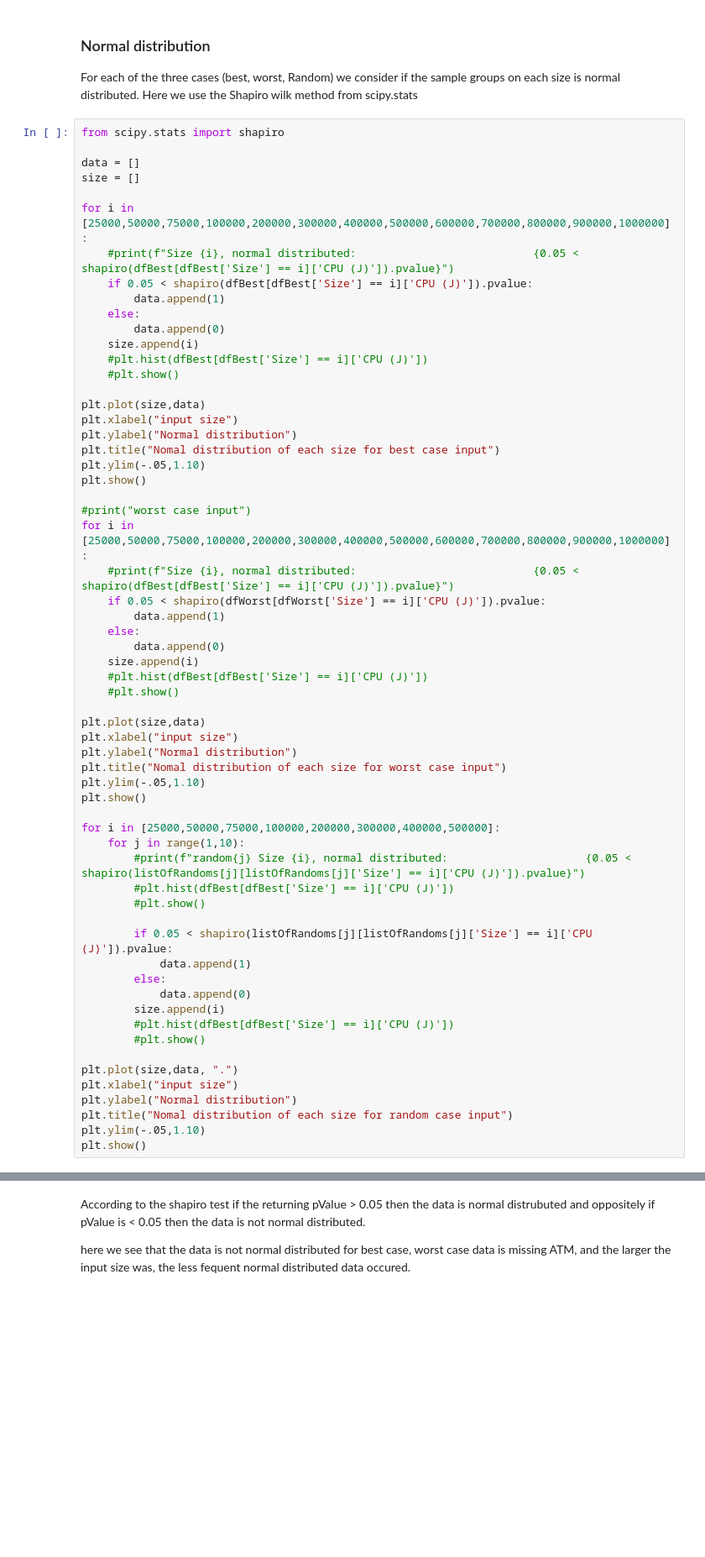
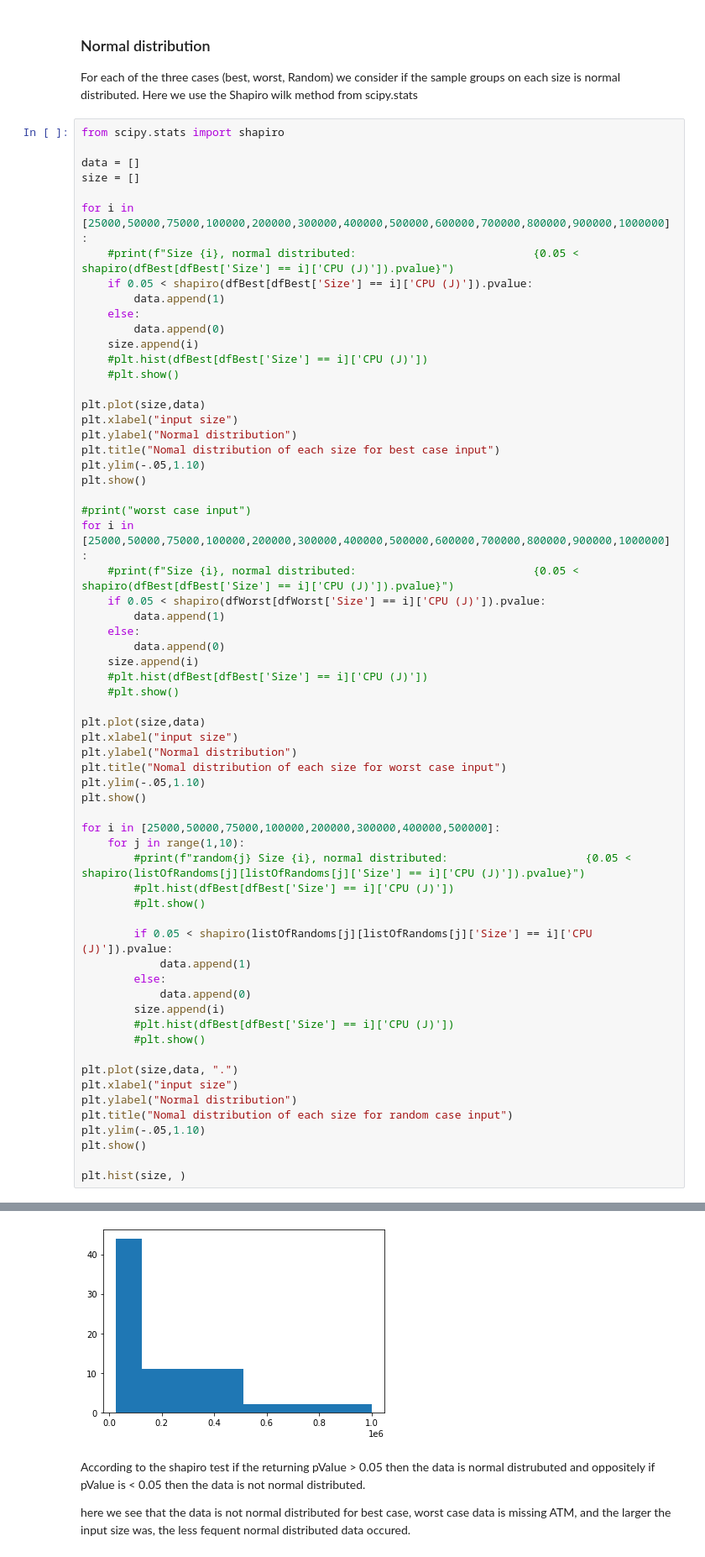
Before and after one commit to hrallil/Data-science-and-visualisation, a Jupyter notebook: Mini project/Group_12_report.ipynb, the cells around one changed output, grey strips where cells are left out. Shown at 84% size. Saved outputs shown, nothing was run; the diff lists cells and outputs as text; blank space fills up the shorter version.

```diff
--- a/Mini project/Group_12_report.ipynb
+++ b/Mini project/Group_12_report.ipynb
@@ -296,6 +306,8 @@ plt.ylabel("Normal distribution")
 plt.title("Nomal distribution of each size for random case input")
 plt.ylim(-.05,1.10)
 plt.show()
+
+plt.hist(size, )
 # %% [output]
 [figure]
 [figure]
@@ -303,3 +319,4 @@ plt.show()
+[figure, added]
 # %% [markdown]
 According to the shapiro test if the returning pValue > 0.05 then the data is normal distrubuted and oppositely if pValue is < 0.05 then the data is not normal distributed.
 
```
Also changed, not shown: parts of 18 cells of this notebook.
